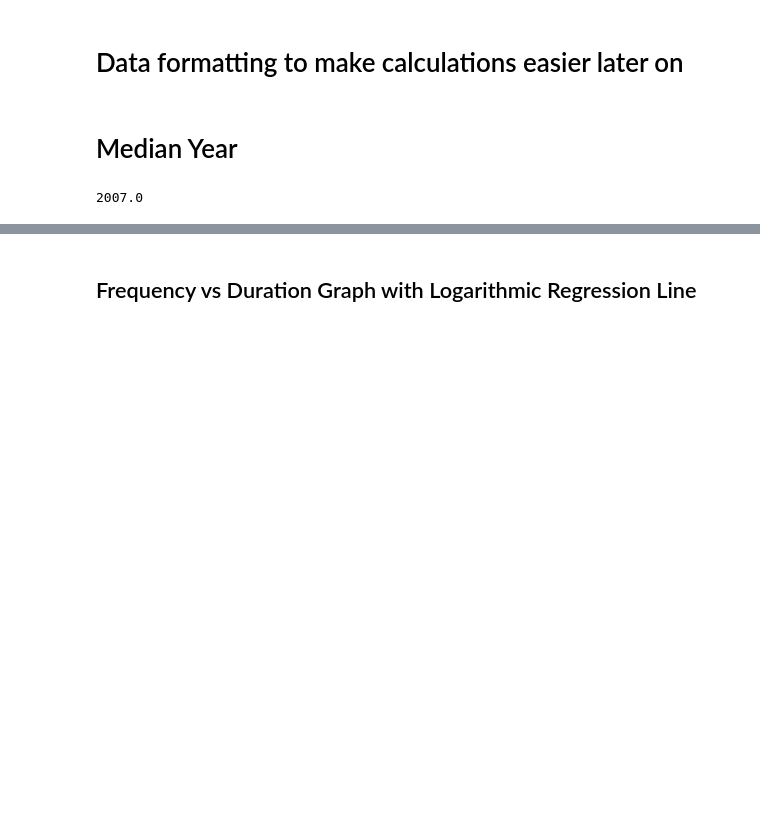
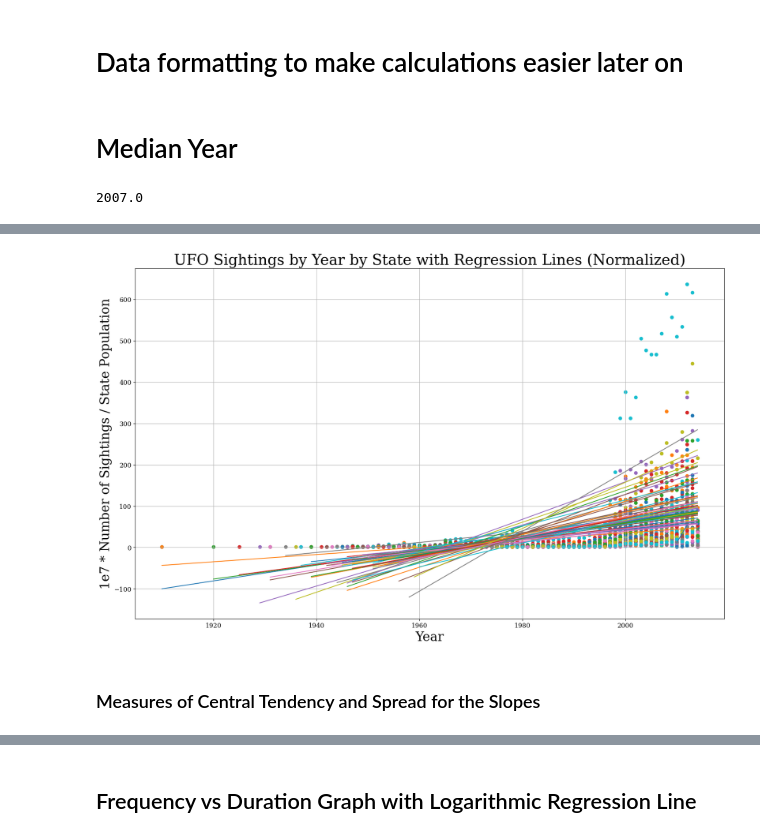
Before and after one commit to azhan3/mdm4u, a Jupyter notebook: Stats_Project/UFO_Final.ipynb, the cells around one changed output, grey strips where cells are left out. Saved outputs shown, nothing was run; the diff lists cells and outputs as text; code cells hidden in the pictures; blank space fills up the shorter version.

```diff
--- a/Stats_Project/UFO_Final.ipynb
+++ b/Stats_Project/UFO_Final.ipynb
@@ -27,8 +84,14 @@ from math import radians, cos, sin, asin, sqrt
 og_df1 = pd.read_csv('ufos.csv',header=0).drop(columns='redundant')
 df = og_df1.dropna().copy()
 statedf = pd.read_csv('2019_Census_US_Population_Data_By_State_Lat_Long.csv', header=0)
+statedf['State_ID'] = map_state_names_to_ids(statedf['STATE'])
+statedf.rename(columns={'POPESTIMATE2019': 'Population'}, inplace=True)
+df.to_csv('export.csv')
+citydf = pd.read_csv('uscities.csv')
+citydf.drop(columns=['zips'], inplace=True)
 
-df.to_csv('export.csv')
+c_latitudes = citydf["lat"]
+c_longitudes = citydf["lng"]
 
 df.head(5)
 # %% [output]
@@ -133,0 +215,27 @@ df['datetime'].dt.year.median()
+# %%
+coef = []
+plt.figure(figsize=(20, 12))
+sightings_by_year_state = df.groupby(['year', 'state']).size().reset_index(name='count')
+
+for state in sightings_by_year_state['state'].unique():
+    state_data = sightings_by_year_state[sightings_by_year_state['state'] == state]
+    plt.scatter(state_data['year'], state_data['count'])
+    pop = statedf[statedf["State_ID"] == state.upper()]["Population"]
+    # Perform linear regression
+    X = state_data[['year']]
+    y = 10000000* state_data['count']/pop.values[0]
+    reg = LinearRegression().fit(X, y)
+    coef.append(reg.coef_)
+    predictions = reg.predict(X)
+
+    plt.plot(X, predictions)
+
+plt.xlabel('Year', fontsize=24)
+plt.ylabel('1e7 * Number of Sightings / State Population', fontsize=24)
+plt.title('UFO Sightings by Year by State with Regression Lines (Normalized)', fontsize=28)
+plt.grid(True)
+plt.show()
+# %% [output]
+[figure, added]
+# %% [markdown]
+### Measures of Central Tendency and Spread for the Slopes
```
Also changed, not shown: parts of 21 cells of this notebook.
